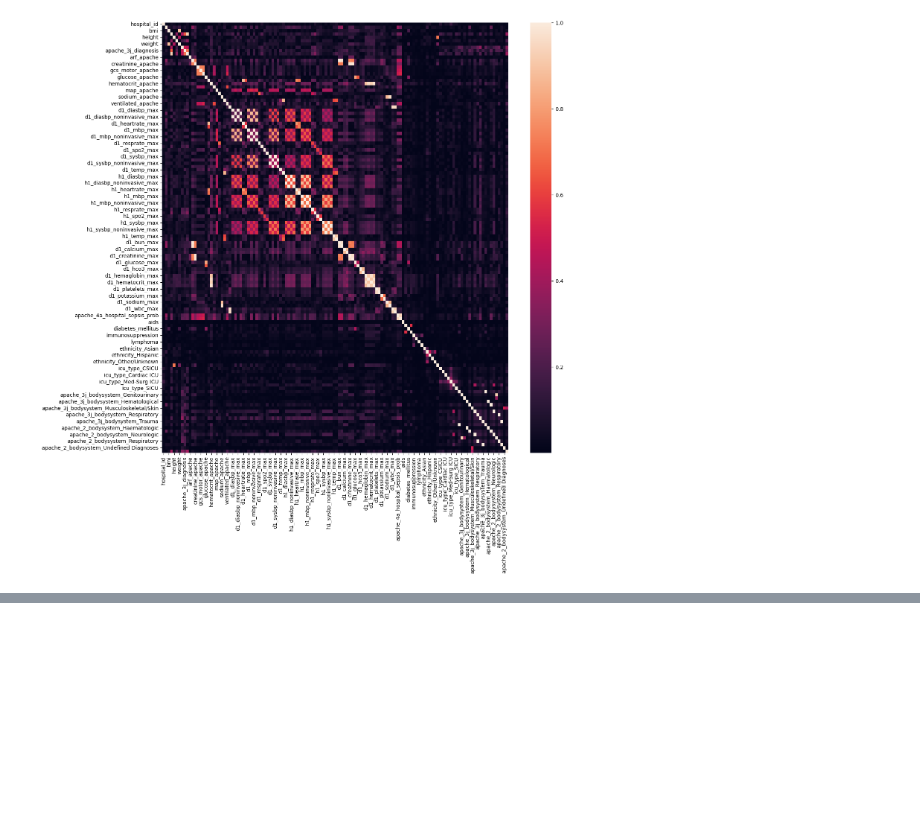
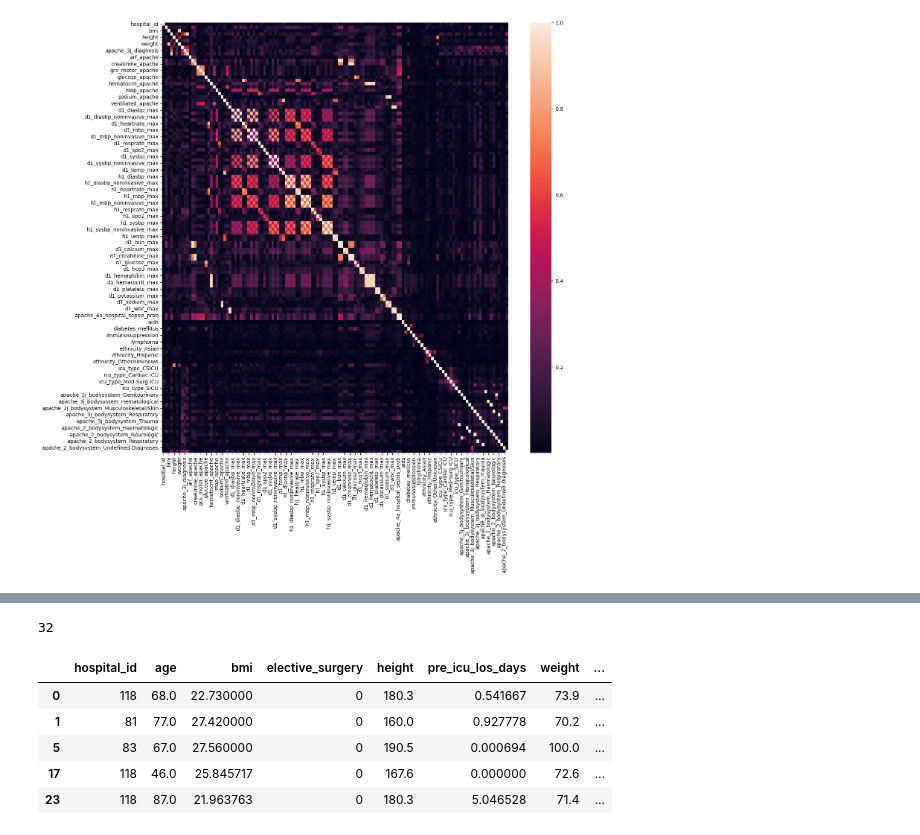
Before and after one commit to ardranijesh/Data-science-study, a Jupyter notebook: Project/Healthcare_Domain/Health_care_sepsis_septic_shock/sepsis_shock.ipynb, the cells around one changed output, grey strips where cells are left out. Cells and saved outputs as stored; diff of their text form; code cells hidden in the pictures; blank space fills up the shorter version.

```diff
--- a/Project/Healthcare_Domain/Health_care_sepsis_septic_shock/sepsis_shock.ipynb
+++ b/Project/Healthcare_Domain/Health_care_sepsis_septic_shock/sepsis_shock.ipynb
@@ -336,0 +358,3 @@ df.head()
+# %%
+corr_matrix=x.corr(method="spearman").abs()
+corr_matrix.shape
@@ -336,0 +363,4 @@ df.head()
+# %%
+upper=corr_matrix.where(np.triu(np.ones(corr_matrix.shape),k=1).astype(bool))
+# %%
+high_corr=[col for col in upper.columns if any(upper[col]>=0.9)]
@@ -336,0 +387,15 @@ df.head()
+# %%
+len(high_corr)
+# %% [output]
+32
+# %%
+x1= x.drop(high_corr, axis=1)
+# %%
+x1.head()
+# %% [output]
+|  | hospital_id | age | bmi | elective_surgery | height | pre_icu_los_days | weight | ... |
+| 0 | 118 | 68.0 | 22.730000 | 0 | 180.3 | 0.541667 | 73.9 | ... |
+| 1 | 81 | 77.0 | 27.420000 | 0 | 160.0 | 0.927778 | 70.2 | ... |
+| 5 | 83 | 67.0 | 27.560000 | 0 | 190.5 | 0.000694 | 100.0 | ... |
+| 17 | 118 | 46.0 | 25.845717 | 0 | 167.6 | 0.000000 | 72.6 | ... |
+| 23 | 118 | 87.0 | 21.963763 | 0 | 180.3 | 5.046528 | 71.4 | ... |
```
Also changed, not shown: parts of 6 cells of this notebook.
